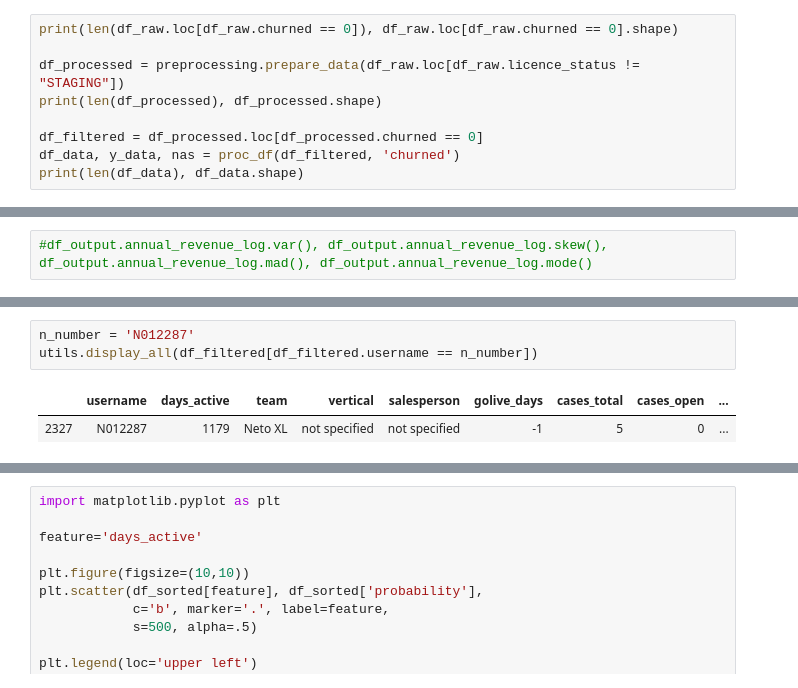
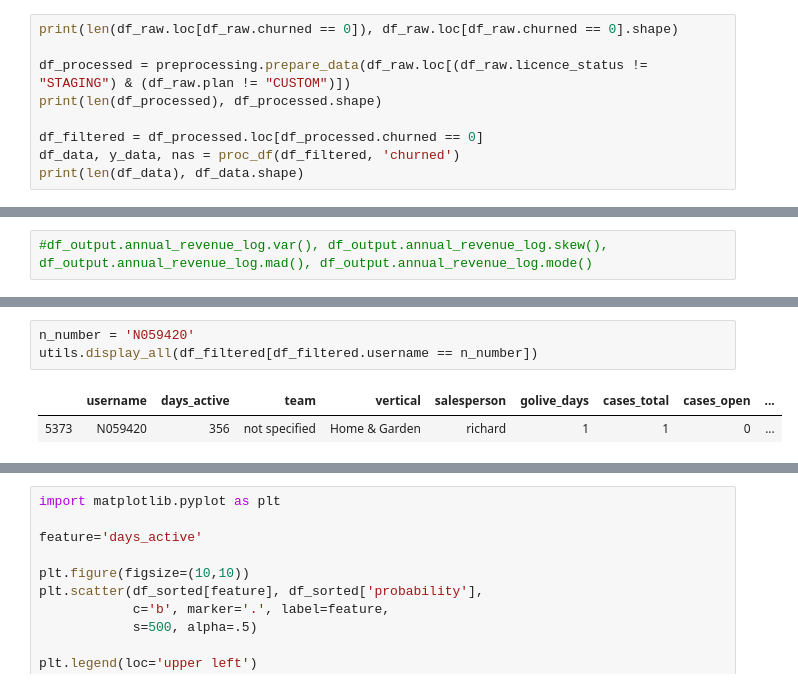
Before and after one commit to justinhennessy/100-days-of-code, a Jupyter notebook: project/churn_inference.ipynb, the cells around one changed output, grey strips where cells are left out. Cells and saved outputs as stored; diff of their text form.

```diff
--- a/project/churn_inference.ipynb
+++ b/project/churn_inference.ipynb
@@ -52,7 +52,7 @@ df_raw = pd.read_csv(f'{PATH}churn.csv', low_memory=False,
 # %%
 print(len(df_raw.loc[df_raw.churned == 0]), df_raw.loc[df_raw.churned == 0].shape)
 
-df_processed = preprocessing.prepare_data(df_raw.loc[df_raw.licence_status != "STAGING"])
+df_processed = preprocessing.prepare_data(df_raw.loc[(df_raw.licence_status != "STAGING") & (df_raw.plan != "CUSTOM")])
 print(len(df_processed), df_processed.shape)
 
 df_filtered = df_processed.loc[df_processed.churned == 0]
@@ -184,6 +175,6 @@ for i in range(len(df_sorted.loc[df_sorted['probability'] > 0.551])):
 # %%
-n_number = 'N012287'
+n_number = 'N059420'
 utils.display_all(df_filtered[df_filtered.username == n_number])
 # %% [output]
 |  | username | days_active | team | vertical | salesperson | golive_days | cases_total | cases_open | ... |
-| 2327 | N012287 | 1179 | Neto XL | not specified | not specified | -1 | 5 | 0 | ... |
+| 5373 | N059420 | 356 | not specified | Home & Garden | richard | 1 | 1 | 0 | ... |
```
Also changed, not shown: parts of 7 cells of this notebook, 1 other file.
